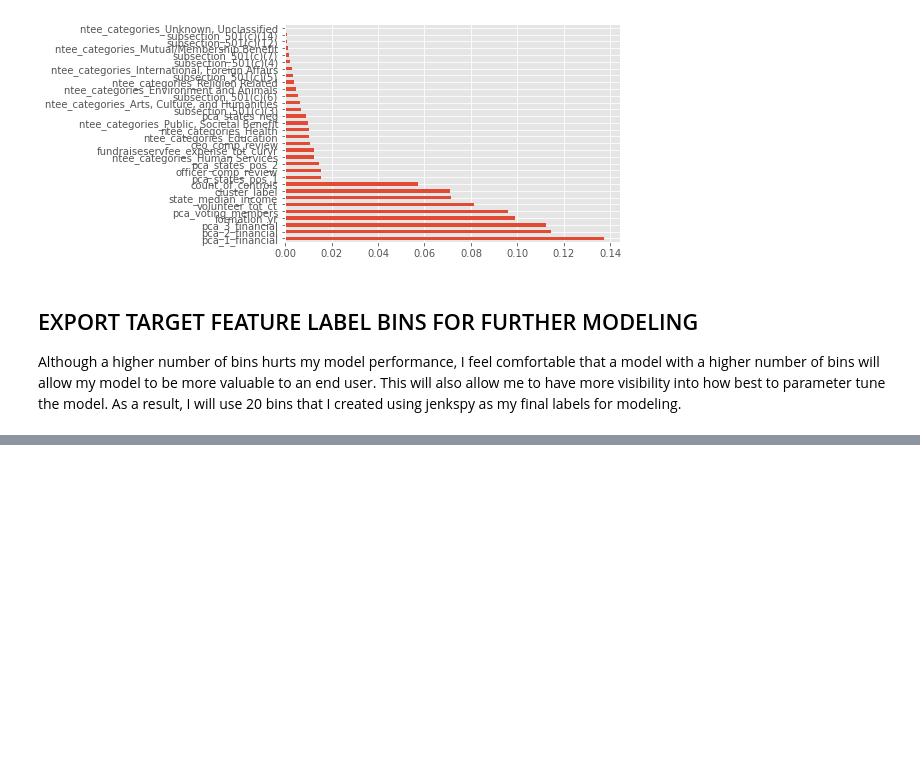
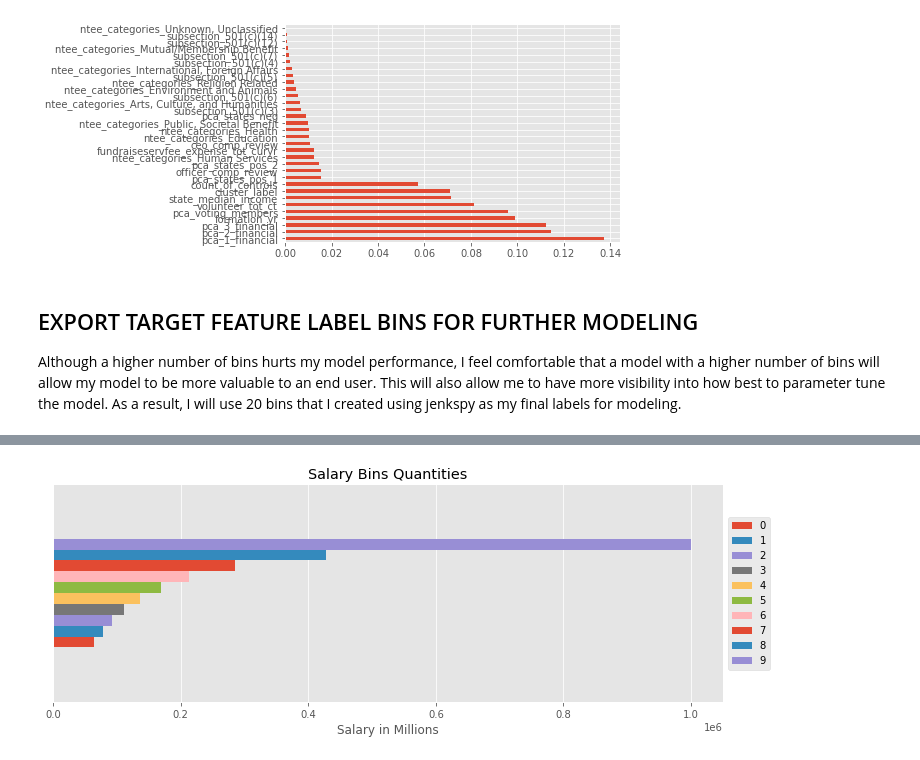
Before and after one commit to mrkjhsn/Not_for_Profit_Compensation_Modeling, a Jupyter notebook: 07.label_category_assignment.ipynb, the cells around one changed output, grey strips where cells are left out. Drawn from its saved outputs; the diff is of its cells as text; code cells hidden in the pictures; blank space fills up the shorter version.

```diff
--- a/07.label_category_assignment.ipynb
+++ b/07.label_category_assignment.ipynb
@@ -550,0 +608,13 @@ pd.concat([df.reportable_comp,
+# %%
+
+ax = pd.DataFrame(pd.Series(inv_boxcox(breaks_box_cox, stats.boxcox(df.reportable_comp)[1]))[1:].reset_index(drop=True)) \
+.T.plot.barh(
+figsize=(12, 4))
+
+ax.legend(loc='center left', bbox_to_anchor=(1.0, .5))
+ax.axes.get_yaxis().set_visible(False)
+plt.xlabel('Salary in Millions')
+plt.title('Salary Bins Quantities')
+plt.savefig('03.visualizations/salary_category_schedule.png');
+# %% [output]
+[figure, added]
```
Also changed, not shown: parts of 12 cells of this notebook.
